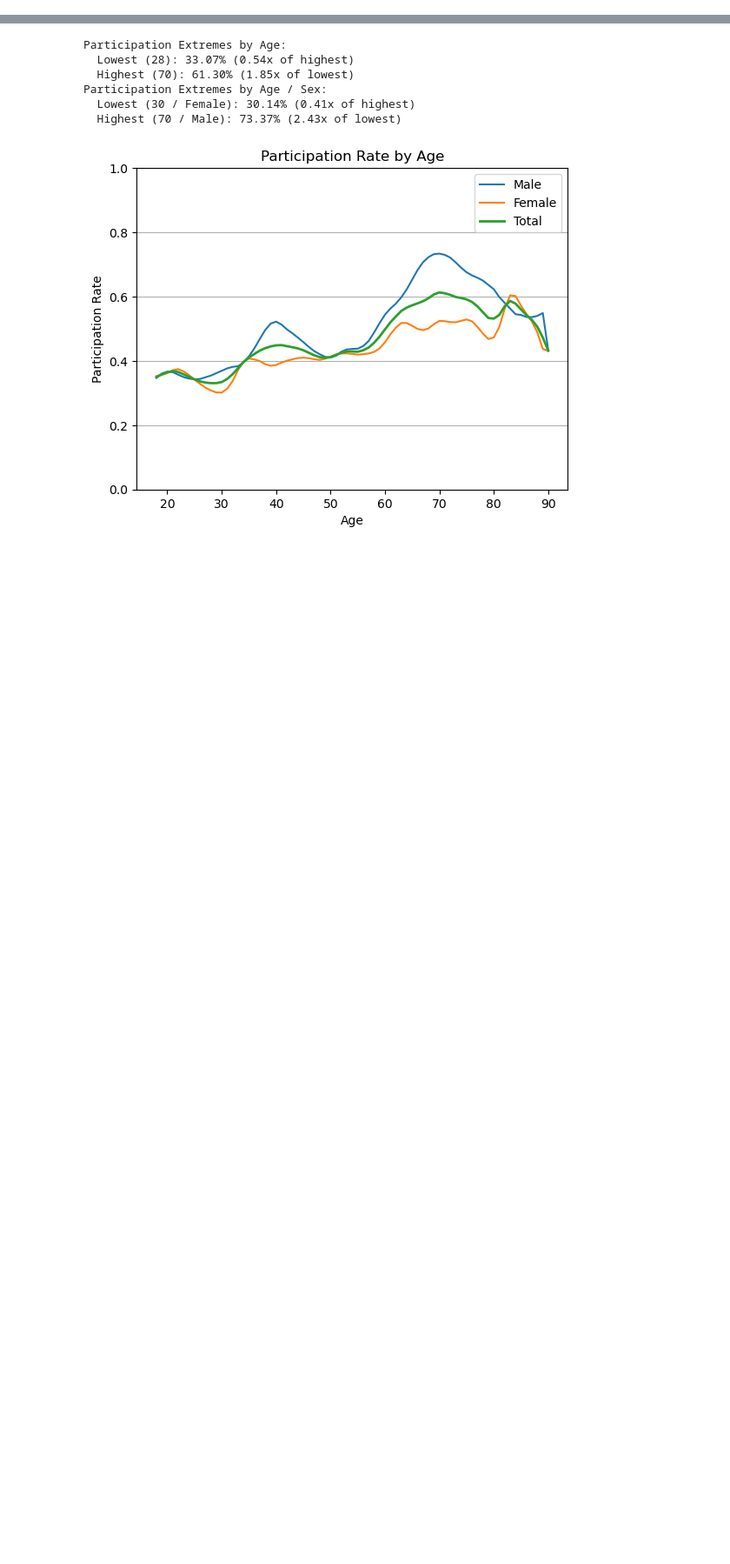
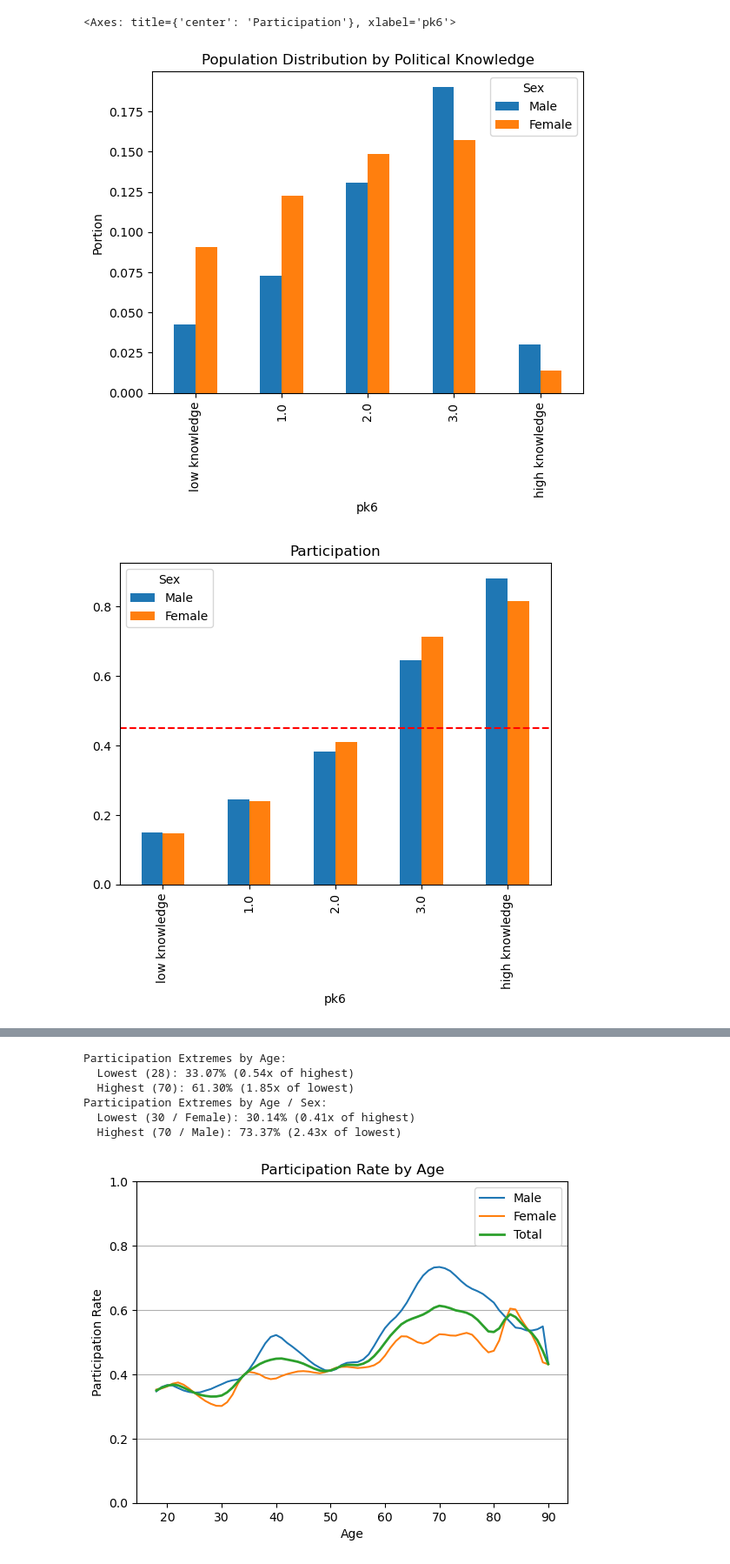
Before and after one commit to tschai-yim/swiss-elections-study, a Jupyter notebook: participation.ipynb, the cells around one changed output, grey strips where cells are left out. Shown at 87% size. Drawn from its saved outputs; the diff is of its cells as text; code cells hidden in the pictures; blank space fills up the shorter version.

```diff
--- a/participation.ipynb
+++ b/participation.ipynb
@@ -86,0 +198,13 @@ Participation Extremes by pi1:
+# %%
+describe_participation_extremes(
+    get_mean_participation(corrected_selects_year_df.groupby('pk6', observed=True, dropna=False))
+)
+
+knowledge_sex_grouping = corrected_selects_year_df.groupby([SEX_ATTR, 'pk6'], observed=True, dropna=False)
+get_population_ration(knowledge_sex_grouping).unstack(level=SEX_ATTR).plot(
+    kind='bar',
+    title='Population Distribution by Political Knowledge',
+    ylabel='Portion'
+)
+plot_participation(get_mean_participation(knowledge_sex_grouping).unstack(level=SEX_ATTR))
+# %% [output]
@@ -86,0 +214,3 @@ Participation Extremes by pi1:
+<Axes: title={'center': 'Participation'}, xlabel='pk6'>
+[figure, added]
+[figure, added]
```
Also changed, not shown: parts of 22 cells of this notebook.
